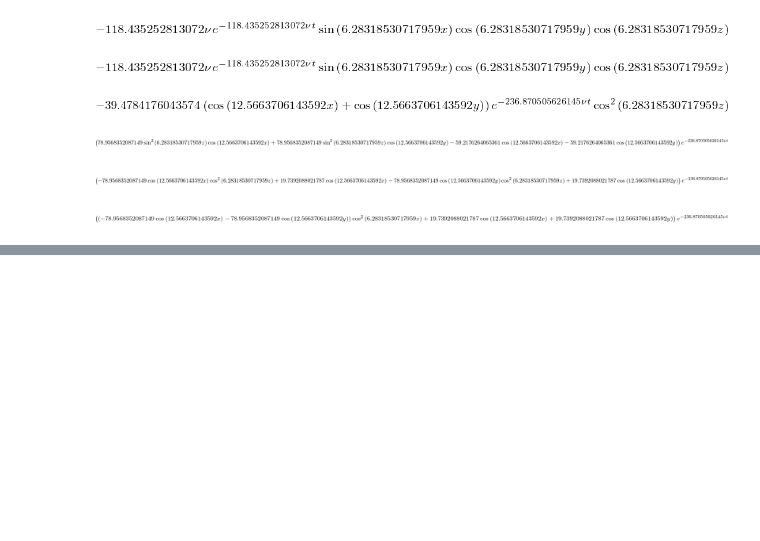
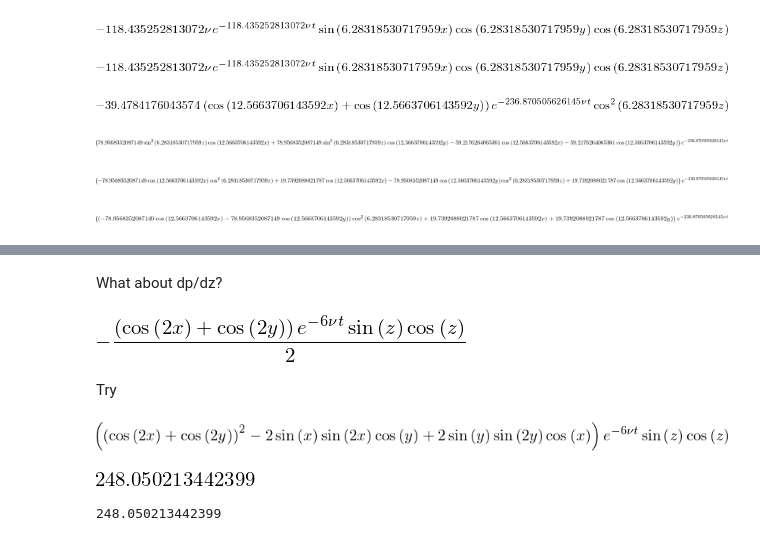
Before and after one commit to beganthewit/dns, a Jupyter notebook: TaylorGreen/TaylorGreenExperiments.ipynb, the cells around one changed output, grey strips where cells are left out. Drawn from its saved outputs; the diff is of its cells as text; code cells hidden in the pictures; blank space fills up the shorter version.

```diff
--- a/TaylorGreen/TaylorGreenExperiments.ipynb
+++ b/TaylorGreen/TaylorGreenExperiments.ipynb
@@ -364,0 +389,8 @@ collect(simplify(expand(foo)),cos(2*pi*z)**2)
+# %% [markdown]
+What about dp/dz?
+# %%
+diff(p,z)
+# %% [output]
+[figure, added]
+# %% [markdown]
+Try
@@ -364,0 +399,12 @@ collect(simplify(expand(foo)),cos(2*pi*z)**2)
+# %%
+simplify(u*diff(w,x)+v*diff(w,y)+w*diff(w,z))
+# %% [output]
+[figure, added]
+# %%
+integrate(integrate(integrate(1,(x,0,2*pi)),(y,0,2*pi)),(z,0,2*pi))
+# %% [output]
+[figure, added]
+# %%
+print(8*pi**3)
+# %% [output]
+248.050213442399
```
Also changed, not shown: parts of 23 cells of this notebook, 3 other files.
